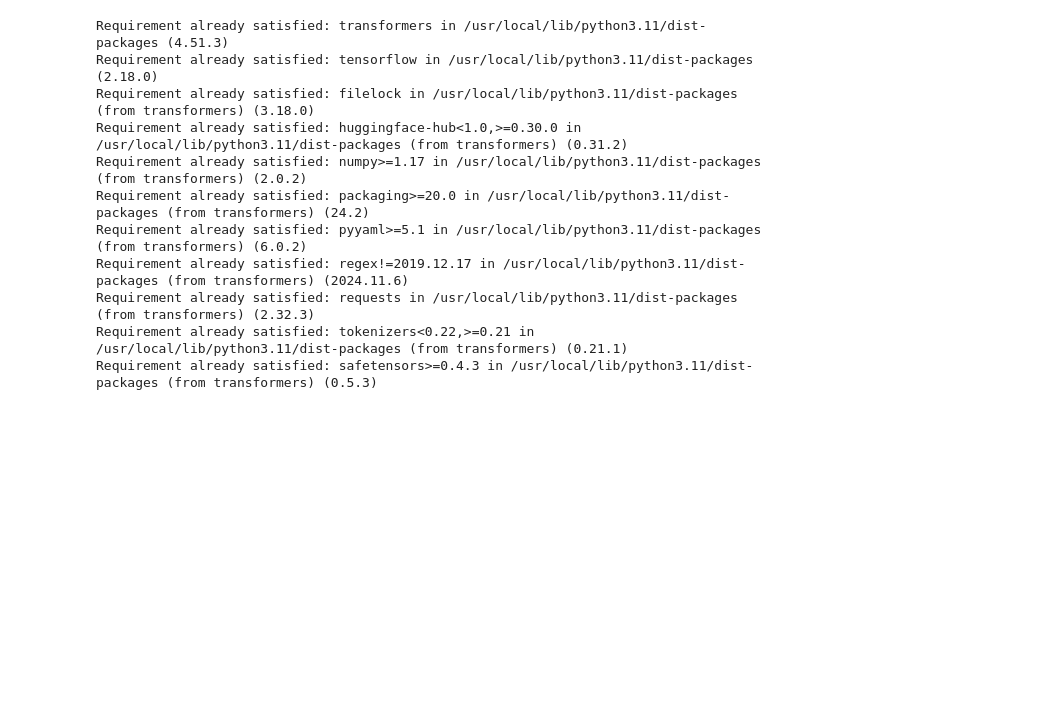
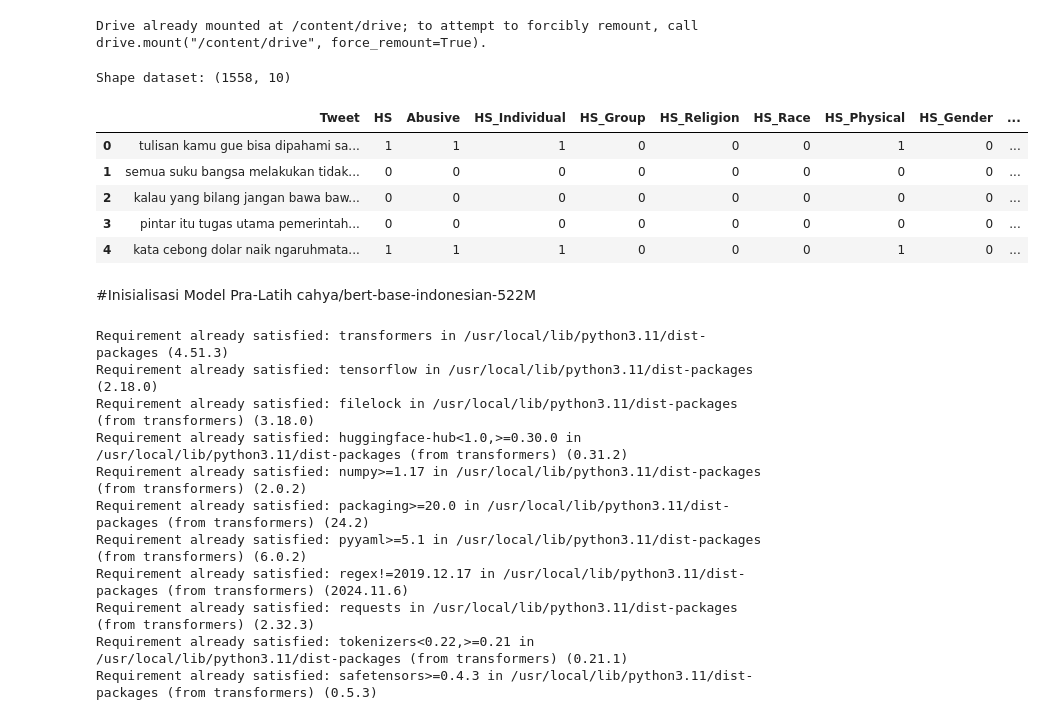
Before and after one commit to TugasAkhir-HateSpeechDetection/HateSpeechDetection-ML, a Jupyter notebook: HateSpeech_Tokenization.ipynb, the cells around one changed output. Saved outputs shown, nothing was run; the diff lists cells and outputs as text; code cells hidden in the pictures; blank space fills up the shorter version.

```diff
--- a/HateSpeech_Tokenization.ipynb
+++ b/HateSpeech_Tokenization.ipynb
@@ -5,3 +1,28 @@ df = pd.read_csv("preprocessed_data.csv")
+# %%
+from google.colab import drive
+drive.mount('/content/drive')
+# %% [output]
+Drive already mounted at /content/drive; to attempt to forcibly remount, call drive.mount("/content/drive", force_remount=True).
+# %%
+path = "/content/drive/MyDrive/Colab Notebooks/Tugas Akhir"
+# %%
+import pandas as pd
+import os
+
+data = pd.read_csv(os.path.join(path, "mini_preprocessed_data.csv"), encoding="latin-1")
+# %%
+print("Shape dataset:", data.shape)
+data.head()
+# %% [output]
+Shape dataset: (1558, 10)
+|  | Tweet | HS | Abusive | HS_Individual | HS_Group | HS_Religion | HS_Race | HS_Physical | HS_Gender | ... |
+| 0 | tulisan kamu gue bisa dipahami sa... | 1 | 1 | 1 | 0 | 0 | 0 | 1 | 0 | ... |
+| 1 | semua suku bangsa melakukan tidak... | 0 | 0 | 0 | 0 | 0 | 0 | 0 | 0 | ... |
+| 2 | kalau yang bilang jangan bawa baw... | 0 | 0 | 0 | 0 | 0 | 0 | 0 | 0 | ... |
+| 3 | pintar itu tugas utama pemerintah... | 0 | 0 | 0 | 0 | 0 | 0 | 0 | 0 | ... |
+| 4 | kata cebong dolar naik ngaruhmata... | 1 | 1 | 1 | 0 | 0 | 0 | 1 | 0 | ... |
+# %% [markdown]
+#Inisialisasi Model Pra-Latih cahya/bert-base-indonesian-522M
 # %%
 !pip install transformers tensorflow
 # %% [output]
```
Also changed, not shown: parts of 13 cells of this notebook.
